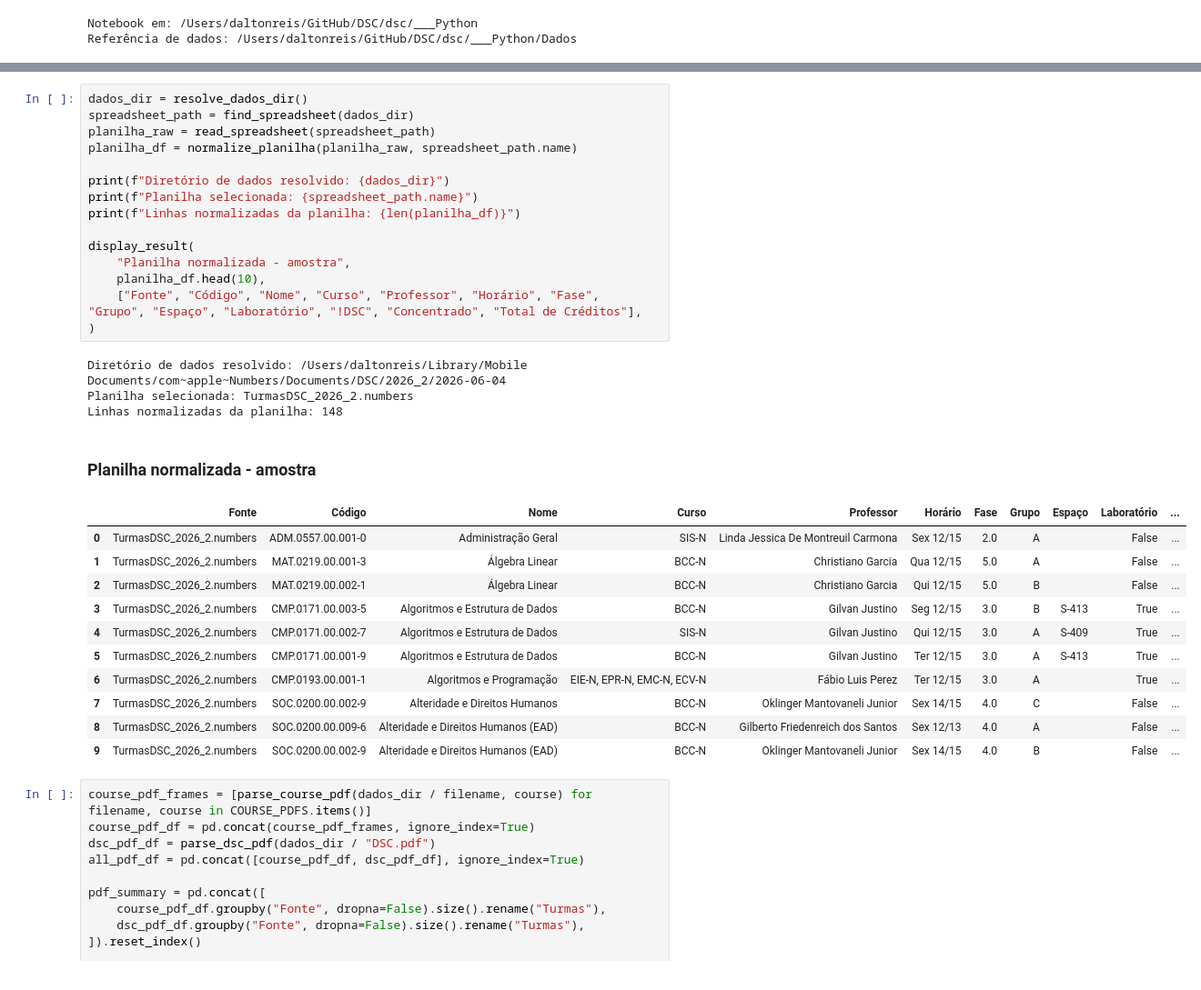
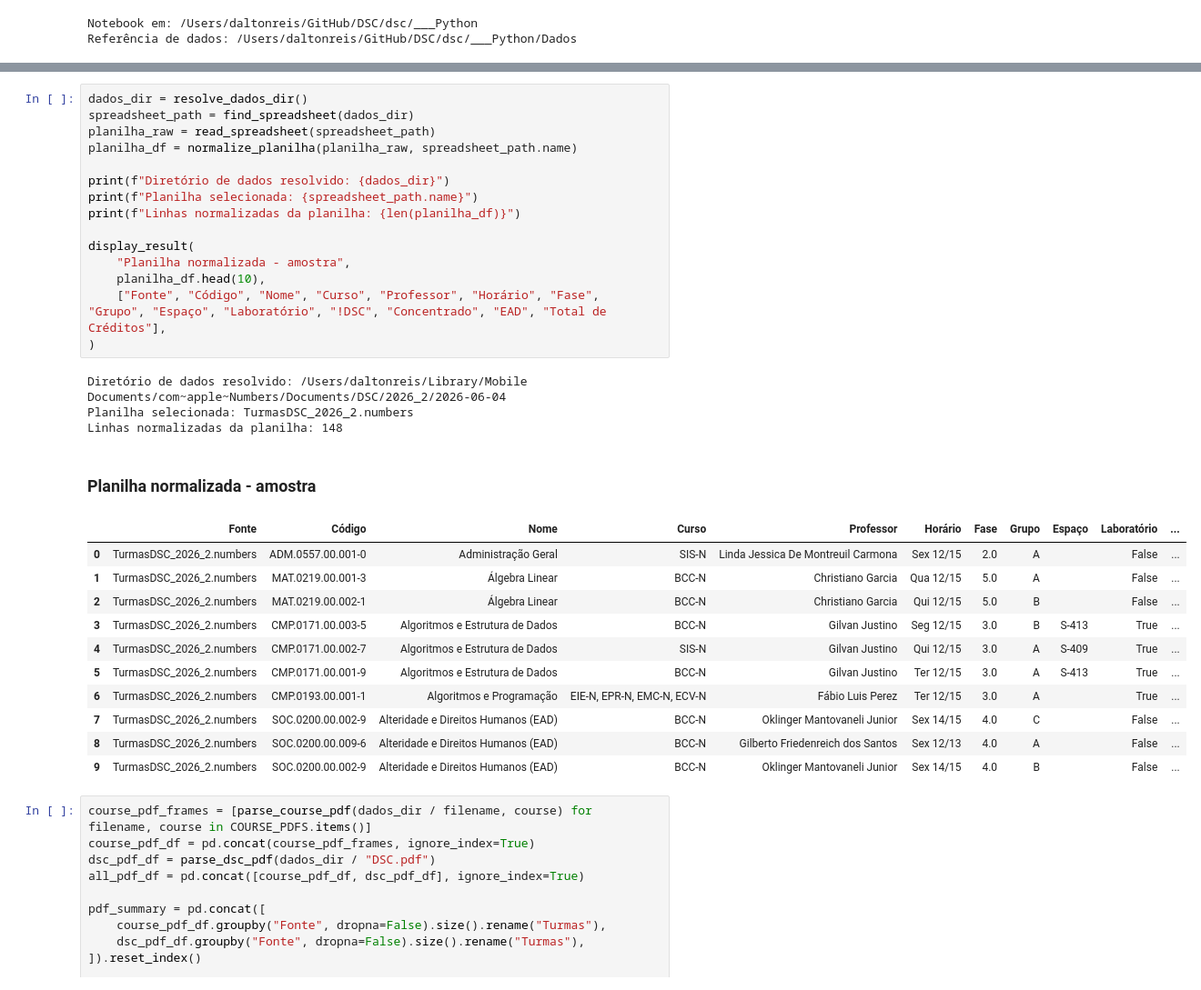
Before and after one commit to DSCFURB/dsc, a Jupyter notebook: ___Python/main.ipynb, the cells around one changed output, grey strips where cells are left out. Shown at 91% size. Saved outputs shown, nothing was run; the diff lists cells and outputs as text.

```diff
--- a/___Python/main.ipynb
+++ b/___Python/main.ipynb
@@ -815,32 +826,32 @@ def markdown_section(title: str, df: pd.DataFrame, columns: list[str] | None = N
 # %%
 dados_dir = resolve_dados_dir()
 spreadsheet_path = find_spreadsheet(dados_dir)
 planilha_raw = read_spreadsheet(spreadsheet_path)
 planilha_df = normalize_planilha(planilha_raw, spreadsheet_path.name)
 
 print(f"Diretório de dados resolvido: {dados_dir}")
 print(f"Planilha selecionada: {spreadsheet_path.name}")
 print(f"Linhas normalizadas da planilha: {len(planilha_df)}")
 
 display_result(
     "Planilha normalizada - amostra",
     planilha_df.head(10),
-    ["Fonte", "Código", "Nome", "Curso", "Professor", "Horário", "Fase", "Grupo", "Espaço", "Laboratório", "!DSC", "Concentrado", "Total de Créditos"],
+    ["Fonte", "Código", "Nome", "Curso", "Professor", "Horário", "Fase", "Grupo", "Espaço", "Laboratório", "!DSC", "Concentrado", "EAD", "Total de Créditos"],
 )
 # %% [output]
 Diretório de dados resolvido: /Users/daltonreis/Library/Mobile Documents/com~apple~Numbers/Documents/DSC/2026_2/2026-06-04
 Planilha selecionada: TurmasDSC_2026_2.numbers
 Linhas normalizadas da planilha: 148
 ### Planilha normalizada - amostra
 |  | Fonte | Código | Nome | Curso | Professor | Horário | Fase | Grupo | Espaço | Laboratório | ... |
 | 0 | TurmasDSC_2026_2.numbers | ADM.0557.00.001-0 | Administração Geral | SIS-N | Linda Jessica De Montreuil Carmona | Sex 12/15 | 2.0 | A |  | False | ... |
 | 1 | TurmasDSC_2026_2.numbers | MAT.0219.00.001-3 | Álgebra Linear | BCC-N | Christiano Garcia | Qua 12/15 | 5.0 | A |  | False | ... |
 | 2 | TurmasDSC_2026_2.numbers | MAT.0219.00.002-1 | Álgebra Linear | BCC-N | Christiano Garcia | Qui 12/15 | 5.0 | B |  | False | ... |
 | 3 | TurmasDSC_2026_2.numbers | CMP.0171.00.003-5 | Algoritmos e Estrutura de Dados | BCC-N | Gilvan Justino | Seg 12/15 | 3.0 | B | S-413 | True | ... |
 | 4 | TurmasDSC_2026_2.numbers | CMP.0171.00.002-7 | Algoritmos e Estrutura de Dados | SIS-N | Gilvan Justino | Qui 12/15 | 3.0 | A | S-409 | True | ... |
 | 5 | TurmasDSC_2026_2.numbers | CMP.0171.00.001-9 | Algoritmos e Estrutura de Dados | BCC-N | Gilvan Justino | Ter 12/15 | 3.0 | A | S-413 | True | ... |
 | 6 | TurmasDSC_2026_2.numbers | CMP.0193.00.001-1 | Algoritmos e Programação | EIE-N, EPR-N, EMC-N, ECV-N | Fábio Luis Perez | Ter 12/15 | 3.0 | A |  | True | ... |
-| 7 | TurmasDSC_2026_2.numbers | SOC.0200.00.002-9 | Alteridade e Direitos Humanos | BCC-N | Oklinger Mantovaneli Junior | Sex 14/15 | 4.0 | C |  | False | ... |
+| 7 | TurmasDSC_2026_2.numbers | SOC.0200.00.002-9 | Alteridade e Direitos Humanos (EAD) | BCC-N | Oklinger Mantovaneli Junior | Sex 14/15 | 4.0 | C |  | False | ... |
 | 8 | TurmasDSC_2026_2.numbers | SOC.0200.00.009-6 | Alteridade e Direitos Humanos (EAD) | BCC-N | Gilberto Friedenreich dos Santos | Sex 12/13 | 4.0 | A |  | False | ... |
 | 9 | TurmasDSC_2026_2.numbers | SOC.0200.00.002-9 | Alteridade e Direitos Humanos (EAD) | BCC-N | Oklinger Mantovaneli Junior | Sex 14/15 | 4.0 | B |  | False | ... |
 # %%
```
Also changed, not shown: parts of 5 cells of this notebook.
